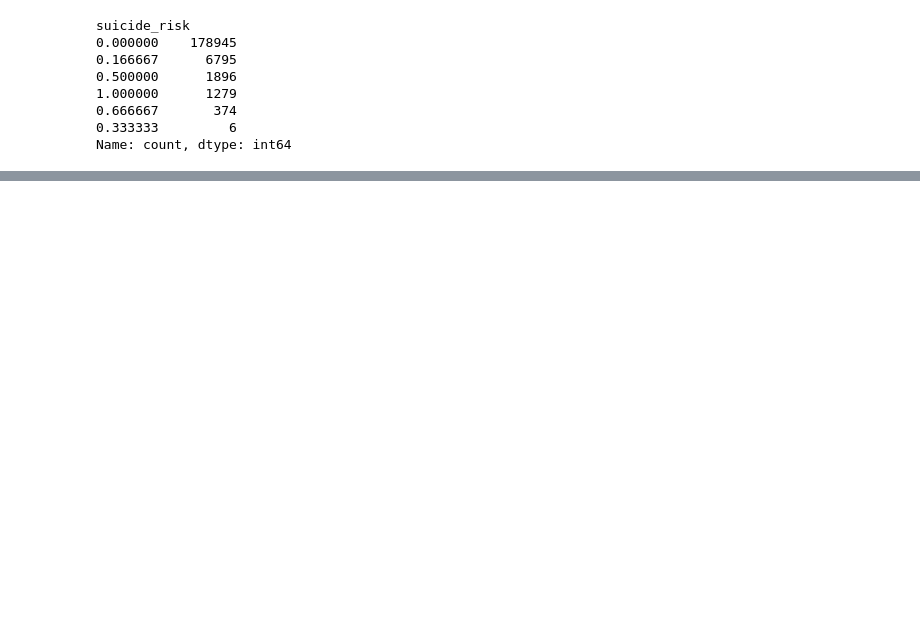
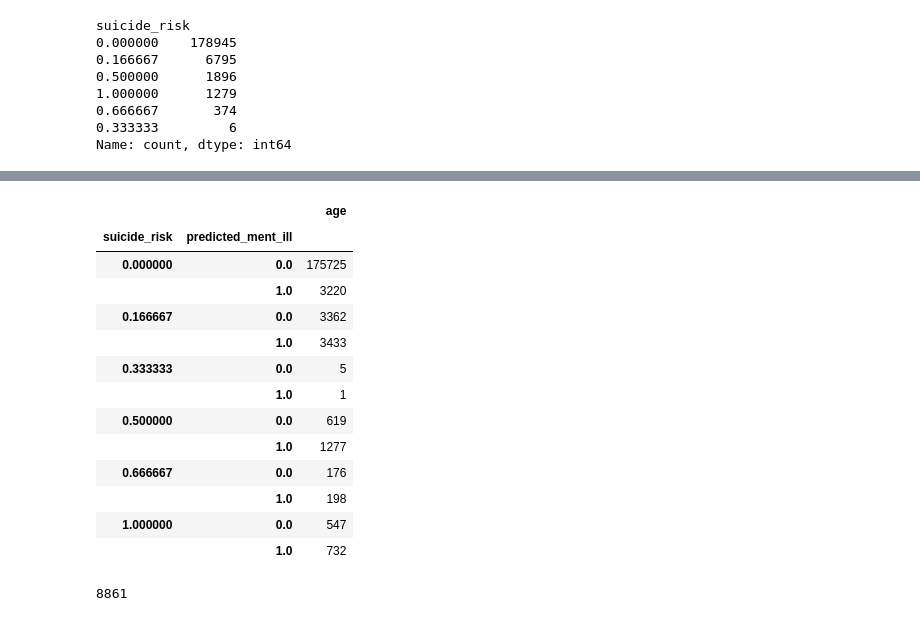
Before and after one commit to zaxiang/DDS_Project, a Jupyter notebook: Pre-processing.ipynb, the cells around one changed output, grey strips where cells are left out. Drawn from its saved outputs; the diff is of its cells as text; code cells hidden in the pictures; blank space fills up the shorter version.

```diff
--- a/Pre-processing.ipynb
+++ b/Pre-processing.ipynb
@@ -279,0 +306,23 @@ array([[<Axes: title={'center': 'EMPSTATY'}>,
+# %%
+#count() returns the same series regardless of columns. I use age in this case
+ment_risk = norm_data.groupby(['suicide_risk','predicted_ment_ill']).count()[['age']]
+ment_risk
+# %% [output]
+|  |  | age |
+| suicide_risk | predicted_ment_ill |  |
+| 0.000000 | 0.0 | 175725 |
+|  | 1.0 | 3220 |
+| 0.166667 | 0.0 | 3362 |
+|  | 1.0 | 3433 |
+| 0.333333 | 0.0 | 5 |
+|  | 1.0 | 1 |
+| 0.500000 | 0.0 | 619 |
+|  | 1.0 | 1277 |
+| 0.666667 | 0.0 | 176 |
+|  | 1.0 | 198 |
+| 1.000000 | 0.0 | 547 |
+|  | 1.0 | 732 |
+# %%
+norm_data[norm_data['predicted_ment_ill'] == 1.0].shape[0]
+# %% [output]
+8861
```
Also changed, not shown: parts of 18 cells of this notebook.
